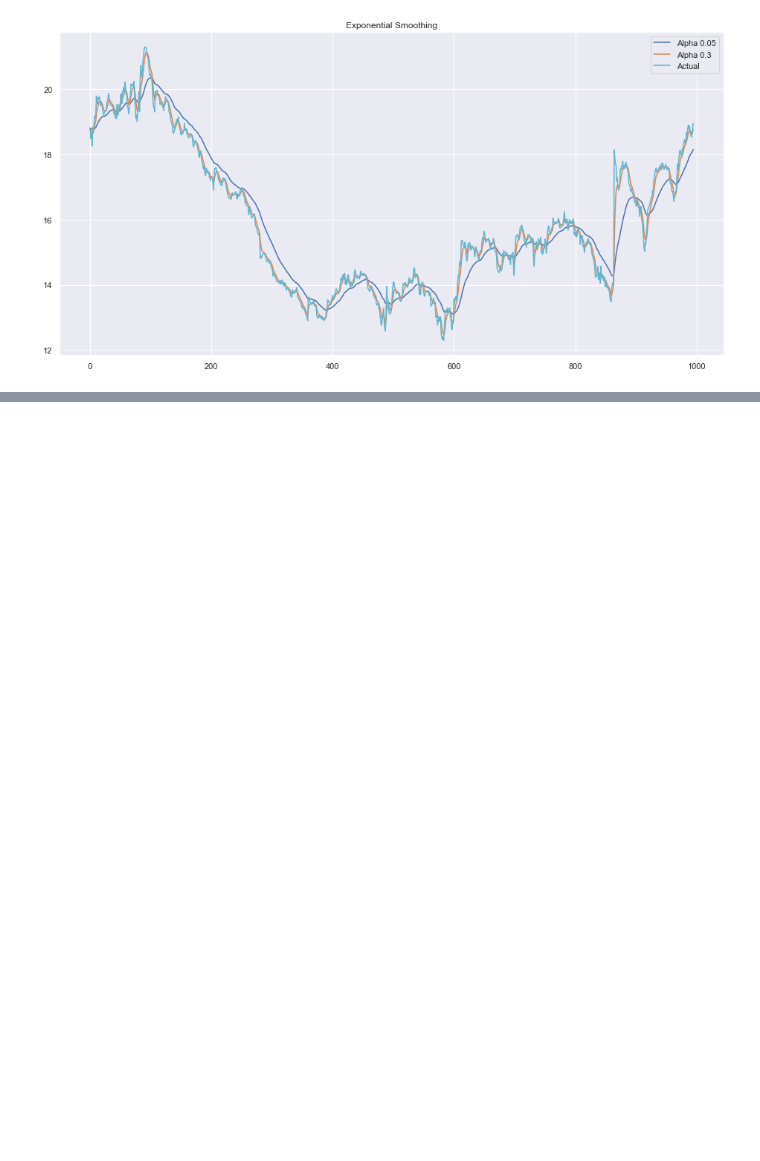
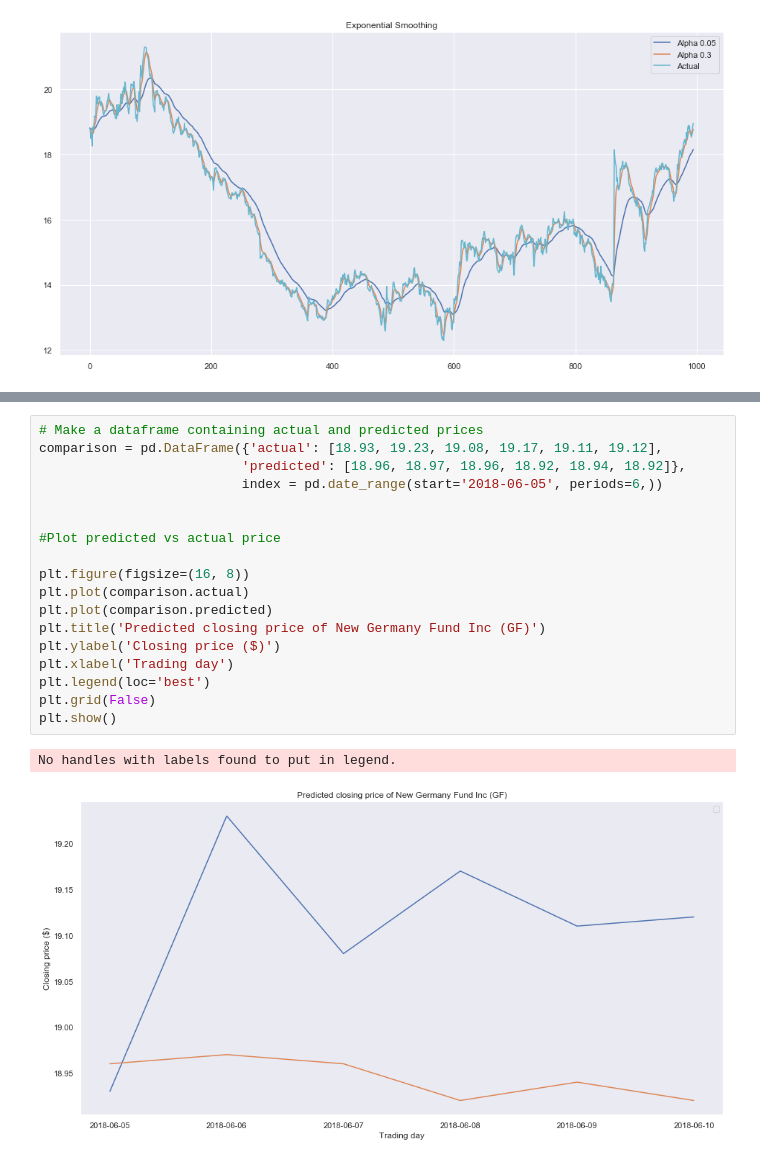
Before and after one commit to somenbg/house_price_prediction, a Jupyter notebook: playground.ipynb, the cells around one changed output, grey strips where cells are left out. Drawn from its saved outputs; the diff is of its cells as text; blank space fills up the shorter version.

```diff
--- a/playground.ipynb
+++ b/playground.ipynb
@@ -147,0 +270,21 @@ plot_exponential_smoothing(data.CLOSE, [0.05, 0.3])
+# %%
+# Make a dataframe containing actual and predicted prices
+comparison = pd.DataFrame({'actual': [18.93, 19.23, 19.08, 19.17, 19.11, 19.12],
+                          'predicted': [18.96, 18.97, 18.96, 18.92, 18.94, 18.92]},
+                          index = pd.date_range(start='2018-06-05', periods=6,))
+
+
+#Plot predicted vs actual price
+
+plt.figure(figsize=(16, 8))
+plt.plot(comparison.actual)
+plt.plot(comparison.predicted)
+plt.title('Predicted closing price of New Germany Fund Inc (GF)')
+plt.ylabel('Closing price ($)')
+plt.xlabel('Trading day')
+plt.legend(loc='best')
+plt.grid(False)
+plt.show()
+# %% [output]
+No handles with labels found to put in legend.
+[figure, added]
```
Also changed, not shown: parts of 4 cells of this notebook.
